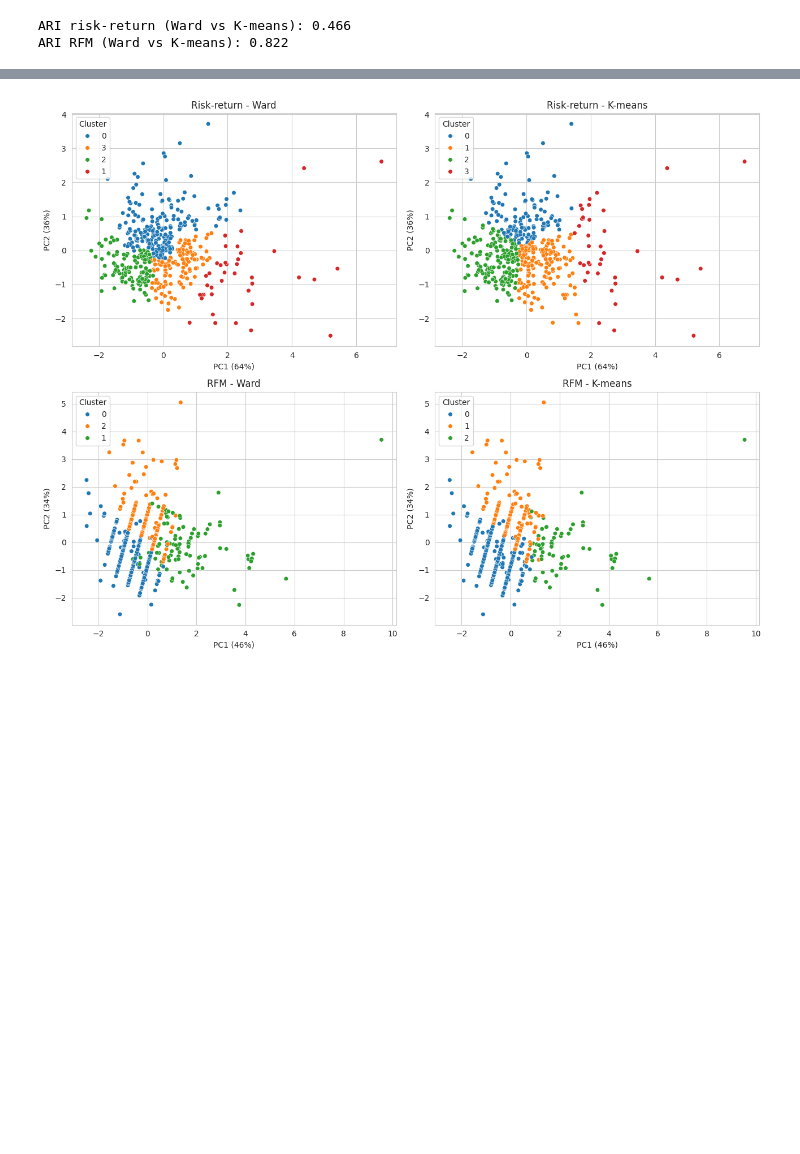
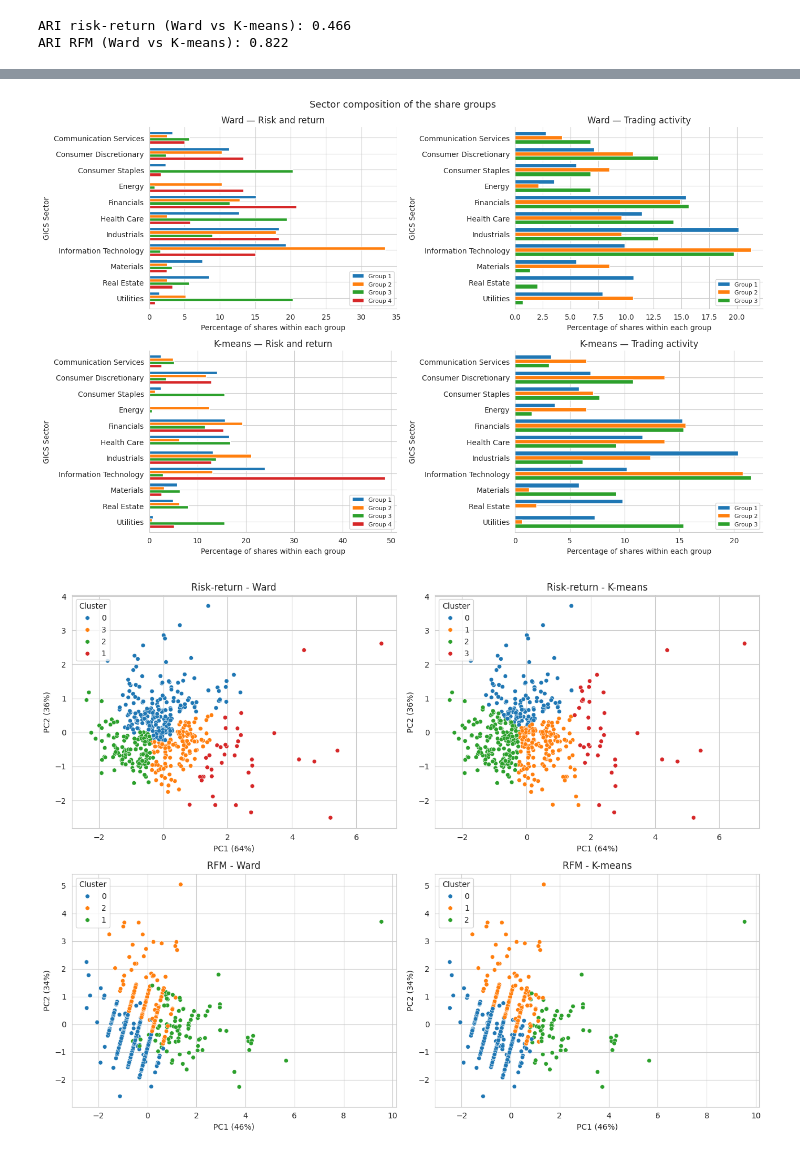
Before and after one commit to LakinduSachin/CR-CM-Coursework, a Jupyter notebook: CR & CM_Csw_W2120870.ipynb, the cells around one changed output, grey strips where cells are left out. Cells and saved outputs as stored; diff of their text form; code cells hidden in the pictures; blank space fills up the shorter version.

```diff
--- a/CR & CM_Csw_W2120870.ipynb
+++ b/CR & CM_Csw_W2120870.ipynb
@@ -798,6 +795,29 @@ Sector composition by risk-return Ward cluster:
 | 1 | 1 | 4 | 0 | 4 | 5 | 1 | ... |
 | 2 | 7 | 3 | 25 | 1 | 14 | 24 | ... |
 | 3 | 6 | 16 | 2 | 16 | 25 | 7 | ... |
+# %%
+# Grouped horizontal bars of the within-group sector mix - both feature views, both algorithms (the brief asks for both).
+label_cols = [("Ward_Risk",   "Ward — Risk and return"),
+              ("Ward_RFM",    "Ward — Trading activity"),
+              ("KMeans_Risk", "K-means — Risk and return"),
+              ("KMeans_RFM",  "K-means — Trading activity")]
+
+fig, axes = plt.subplots(2, 2, figsize=(14, 9))
+for ax, (col, title) in zip(axes.ravel(), label_cols):
+    ct  = pd.crosstab(profile_src["GICS Sector"], profile_src[col])   # sectors (rows) x clusters (cols)
+    pct = ct.div(ct.sum(axis=0), axis=1) * 100                        # each group (column) sums to 100%
+    pct.columns = [f"Group {i + 1}" for i in range(pct.shape[1])]
+    pct.plot(kind="barh", ax=ax, width=0.8)
+    ax.set_title(title); ax.invert_yaxis()
+    ax.set_xlabel("Percentage of shares within each group")
+    ax.legend(title="", fontsize=8, loc="lower right")
+    for sp in ["top", "right"]: ax.spines[sp].set_visible(False)
+
+fig.suptitle("Sector composition of the share groups", fontsize=13)
+fig.tight_layout()
+plt.savefig("fig_sector.png", dpi=150, bbox_inches="tight"); plt.show()
+# %% [output]
+[figure, added]
 # %%
 # Labelled 2-D PCA views of the four solutions. The caption notes PCA can hide separation.
 def pca_plot(ax, X, labels, title):
```
Also changed, not shown: parts of 13 cells of this notebook.
